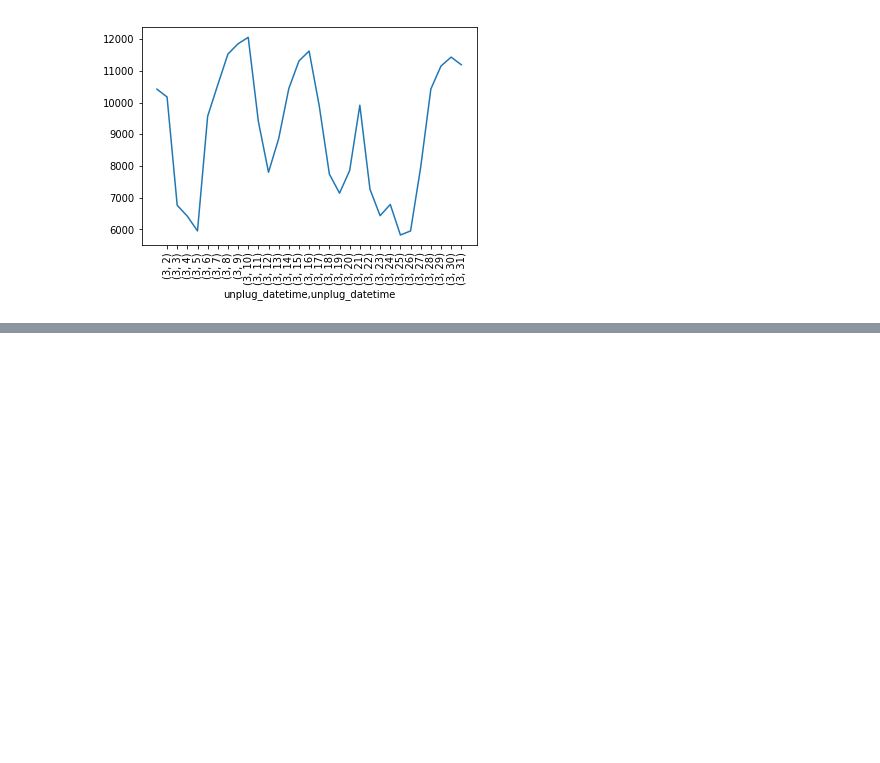
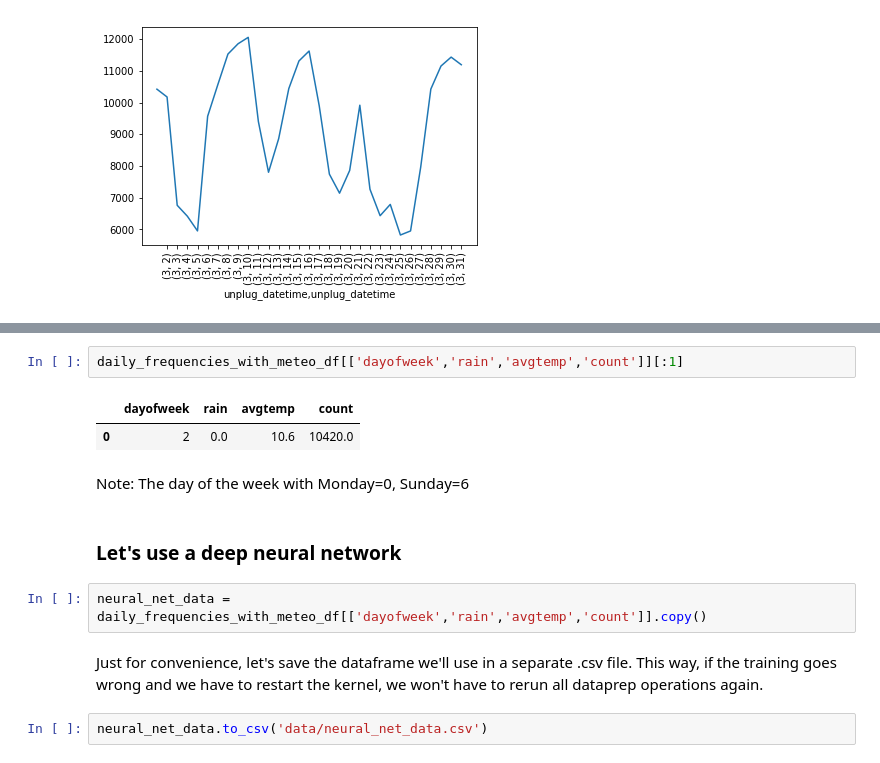
Before and after one commit to rameerez/bicimad-data-analysis, a Jupyter notebook: service-usage-machine-learning.ipynb, the cells around one changed output, grey strips where cells are left out. Drawn from its saved outputs; the diff is of its cells as text; blank space fills up the shorter version.

```diff
--- a/bicimad-machine-learning.ipynb
+++ b/service-usage-machine-learning.ipynb
@@ -104,0 +181,15 @@ march_df.groupby([march_times.month, march_times.day])._id.count().plot(legend=F
+# %%
+daily_frequencies_with_meteo_df[['dayofweek','rain','avgtemp','count']][:1]
+# %% [output]
+|  | dayofweek | rain | avgtemp | count |
+| 0 | 2 | 0.0 | 10.6 | 10420.0 |
+# %% [markdown]
+Note: The day of the week with Monday=0, Sunday=6
+# %% [markdown]
+### Let's use a deep neural network
+# %%
+neural_net_data = daily_frequencies_with_meteo_df[['dayofweek','rain','avgtemp','count']].copy()
+# %% [markdown]
+Just for convenience, let's save the dataframe we'll use in a separate .csv file. This way, if the training goes wrong and we have to restart the kernel, we won't have to rerun all dataprep operations again.
+# %%
+neural_net_data.to_csv('data/neural_net_data.csv')
```
Also changed, not shown: parts of 38 cells of this notebook, 8 other files.
